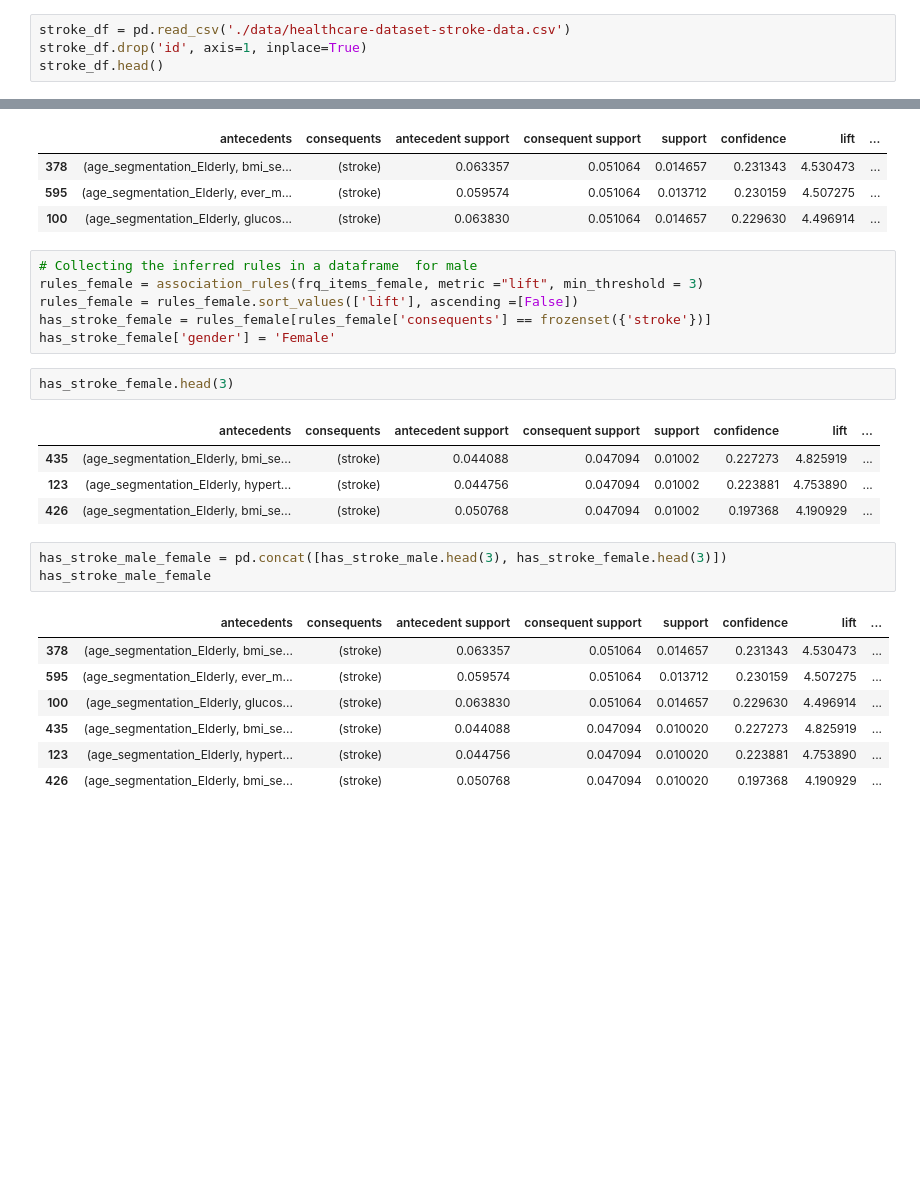
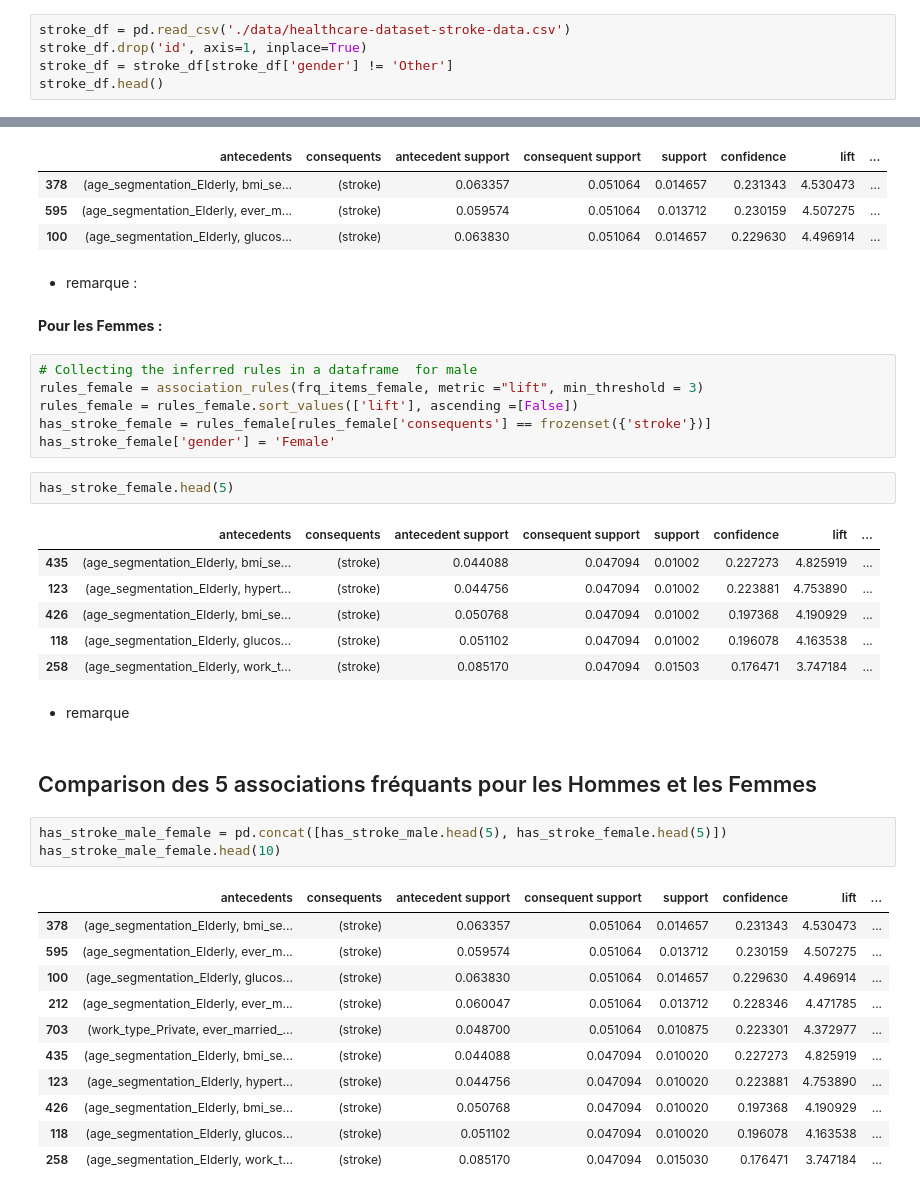
Before and after one commit to zakariaelaoufi/stroke-association-rules-analysis, a Jupyter notebook: stroke-association-analysis.ipynb, the cells around one changed output, grey strips where cells are left out. Saved outputs shown, nothing was run; the diff lists cells and outputs as text; blank space fills up the shorter version.

```diff
--- a/stroke-association-analysis.ipynb
+++ b/stroke-association-analysis.ipynb
@@ -10,6 +14,7 @@ warnings.filterwarnings("ignore")
 # %%
 stroke_df = pd.read_csv('./data/healthcare-dataset-stroke-data.csv')
 stroke_df.drop('id', axis=1, inplace=True)
+stroke_df = stroke_df[stroke_df['gender'] != 'Other']
 stroke_df.head()
 # %% [output]
 |  | gender | age | hypertension | heart_disease | ever_married | work_type | Residence_type | ... |
@@ -274,6 +377,10 @@ has_stroke_male.head(3)
 | 378 | (age_segmentation_Elderly, bmi_se... | (stroke) | 0.063357 | 0.051064 | 0.014657 | 0.231343 | 4.530473 | ... |
 | 595 | (age_segmentation_Elderly, ever_m... | (stroke) | 0.059574 | 0.051064 | 0.013712 | 0.230159 | 4.507275 | ... |
 | 100 | (age_segmentation_Elderly, glucos... | (stroke) | 0.063830 | 0.051064 | 0.014657 | 0.229630 | 4.496914 | ... |
+# %% [markdown]
+- remarque :
+# %% [markdown]
+**Pour les Femmes :**
 # %%
 # Collecting the inferred rules in a dataframe  for male
 rules_female = association_rules(frq_items_female, metric ="lift", min_threshold = 3)
@@ -281,20 +388,30 @@ rules_female = rules_female.sort_values(['lift'], ascending =[False])
 has_stroke_female = rules_female[rules_female['consequents'] == frozenset({'stroke'})]
 has_stroke_female['gender'] = 'Female'
 # %%
-has_stroke_female.head(3)
+has_stroke_female.head(5)
 # %% [output]
 |  | antecedents | consequents | antecedent support | consequent support | support | confidence | lift | ... |
 | 435 | (age_segmentation_Elderly, bmi_se... | (stroke) | 0.044088 | 0.047094 | 0.01002 | 0.227273 | 4.825919 | ... |
 | 123 | (age_segmentation_Elderly, hypert... | (stroke) | 0.044756 | 0.047094 | 0.01002 | 0.223881 | 4.753890 | ... |
 | 426 | (age_segmentation_Elderly, bmi_se... | (stroke) | 0.050768 | 0.047094 | 0.01002 | 0.197368 | 4.190929 | ... |
+| 118 | (age_segmentation_Elderly, glucos... | (stroke) | 0.051102 | 0.047094 | 0.01002 | 0.196078 | 4.163538 | ... |
+| 258 | (age_segmentation_Elderly, work_t... | (stroke) | 0.085170 | 0.047094 | 0.01503 | 0.176471 | 3.747184 | ... |
+# %% [markdown]
+- remarque
+# %% [markdown]
+## Comparison des 5 associations fréquants pour les Hommes et les Femmes
 # %%
-has_stroke_male_female = pd.concat([has_stroke_male.head(3), has_stroke_female.head(3)])
-has_stroke_male_female
+has_stroke_male_female = pd.concat([has_stroke_male.head(5), has_stroke_female.head(5)])
+has_stroke_male_female.head(10)
 # %% [output]
 |  | antecedents | consequents | antecedent support | consequent support | support | confidence | lift | ... |
 | 378 | (age_segmentation_Elderly, bmi_se... | (stroke) | 0.063357 | 0.051064 | 0.014657 | 0.231343 | 4.530473 | ... |
 | 595 | (age_segmentation_Elderly, ever_m... | (stroke) | 0.059574 | 0.051064 | 0.013712 | 0.230159 | 4.507275 | ... |
 | 100 | (age_segmentation_Elderly, glucos... | (stroke) | 0.063830 | 0.051064 | 0.014657 | 0.229630 | 4.496914 | ... |
+| 212 | (age_segmentation_Elderly, ever_m... | (stroke) | 0.060047 | 0.051064 | 0.013712 | 0.228346 | 4.471785 | ... |
+| 703 | (work_type_Private, ever_married_... | (stroke) | 0.048700 | 0.051064 | 0.010875 | 0.223301 | 4.372977 | ... |
 | 435 | (age_segmentation_Elderly, bmi_se... | (stroke) | 0.044088 | 0.047094 | 0.010020 | 0.227273 | 4.825919 | ... |
 | 123 | (age_segmentation_Elderly, hypert... | (stroke) | 0.044756 | 0.047094 | 0.010020 | 0.223881 | 4.753890 | ... |
 | 426 | (age_segmentation_Elderly, bmi_se... | (stroke) | 0.050768 | 0.047094 | 0.010020 | 0.197368 | 4.190929 | ... |
+| 118 | (age_segmentation_Elderly, glucos... | (stroke) | 0.051102 | 0.047094 | 0.010020 | 0.196078 | 4.163538 | ... |
+| 258 | (age_segmentation_Elderly, work_t... | (stroke) | 0.085170 | 0.047094 | 0.015030 | 0.176471 | 3.747184 | ... |
```
Also changed, not shown: parts of 44 cells of this notebook.
